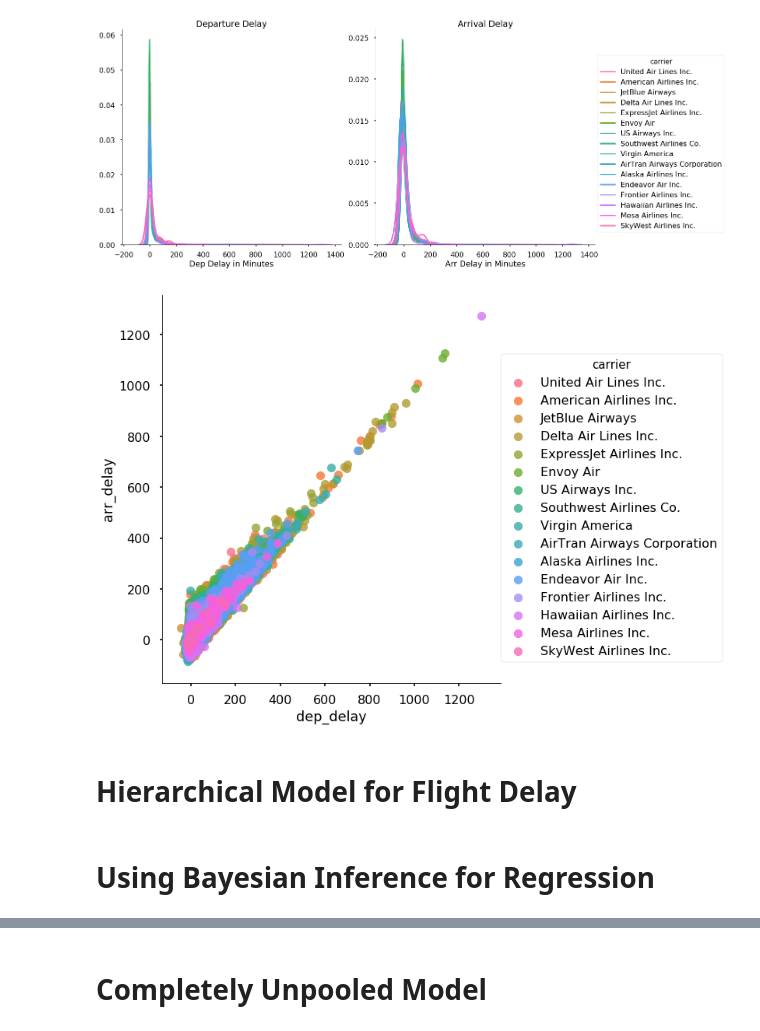
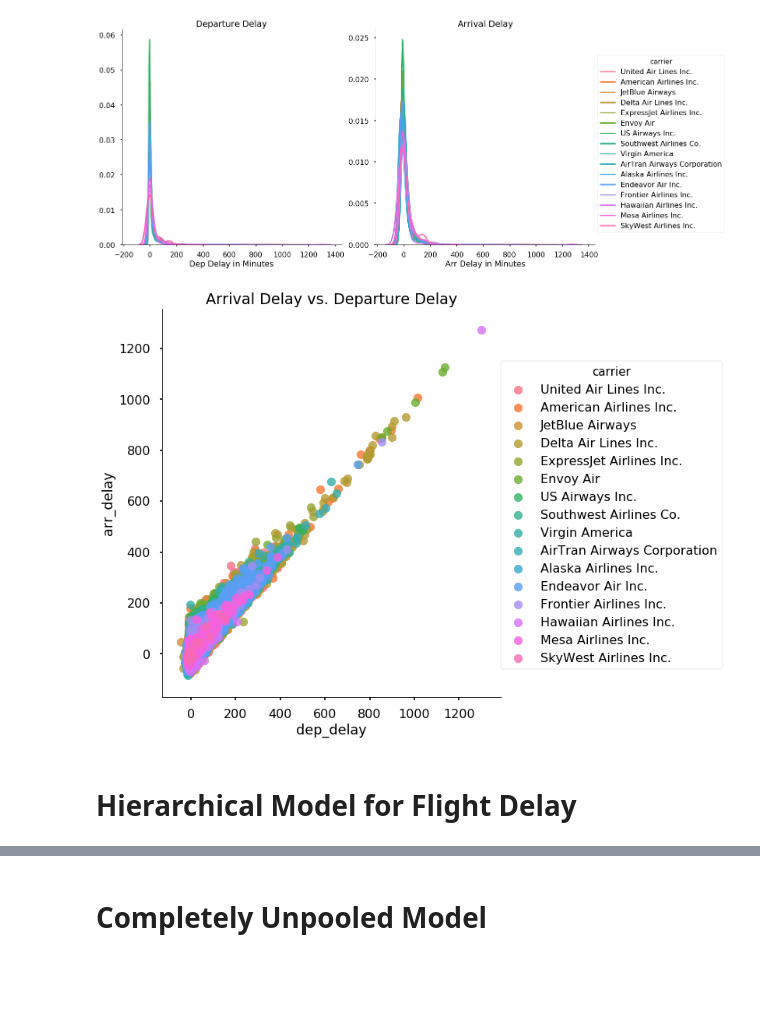
Before and after one commit to WillKoehrsen/eecs-491, a Jupyter notebook: assign/A2/P1_hierarchical_modeling.ipynb, the cells around one changed output, grey strips where cells are left out. Drawn from its saved outputs; the diff is of its cells as text; code cells hidden in the pictures; blank space fills up the shorter version.

```diff
--- a/assign/A2/P1_hierarchical_modeling.ipynb
+++ b/assign/A2/P1_hierarchical_modeling.ipynb
@@ -46,5 +46,6 @@ ax2.set_title('Arrival Delay');
 # %%
 sns.lmplot('dep_delay', 'arr_delay', flights,
            fit_reg = False, hue = 'carrier', size = 8);
+plt.title('Arrival Delay vs. Departure Delay');
 # %% [output]
-[figure, old version]
+[figure, new version]
@@ -51,5 +58,3 @@ sns.lmplot('dep_delay', 'arr_delay', flights,
 # %% [markdown]
 # Hierarchical Model for Flight Delay
-# %% [markdown]
-# Using Bayesian Inference for Regression
 # %%
```
Also changed, not shown: parts of 20 cells of this notebook, 1 other file.
